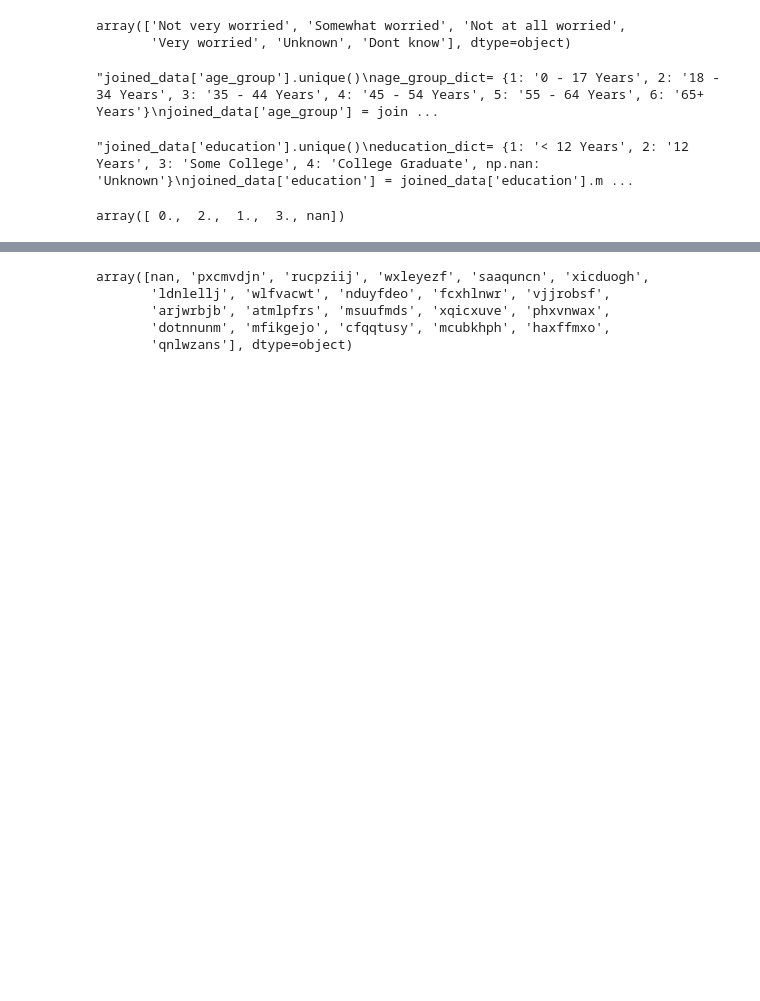
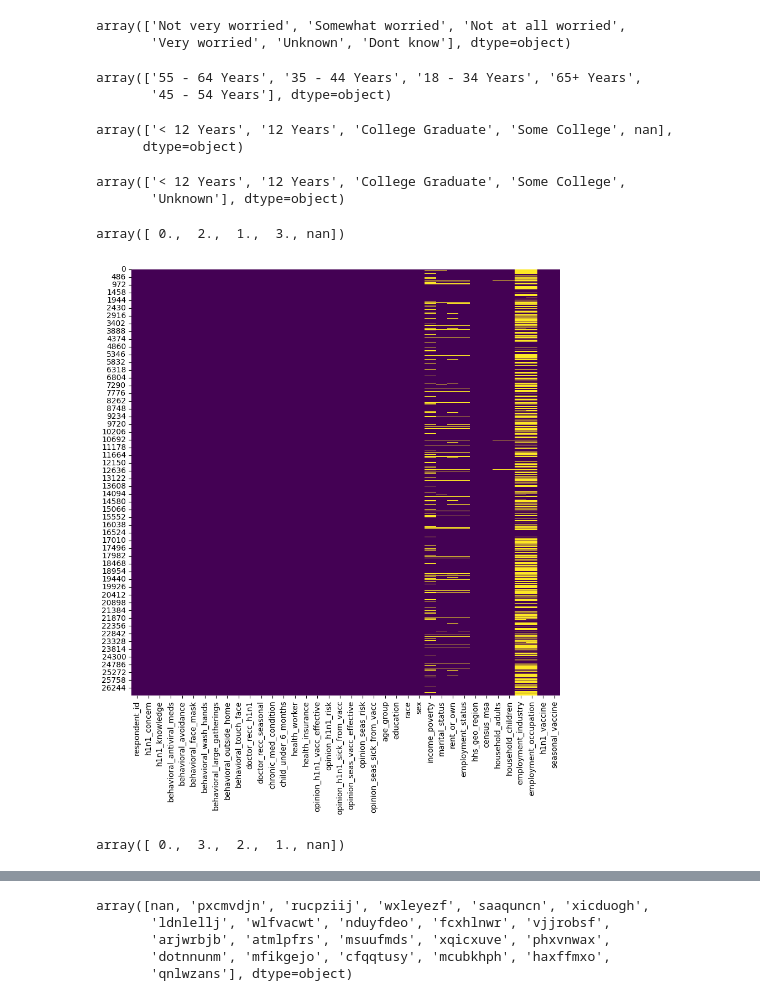
Before and after one commit to nudaee/DataScienceGuidedCapstone, a Jupyter notebook: Notebooks/Eda Cap2_01.ipynb, the cells around one changed output, grey strips where cells are left out. Drawn from its saved outputs; the diff is of its cells as text; code cells hidden in the pictures; blank space fills up the shorter version.

```diff
--- a/Notebooks/Eda Cap2_01.ipynb
+++ b/Notebooks/Eda Cap2_01.ipynb
@@ -242,8 +248,3 @@ joined_data['child_under_6_months'].unique()
 # %% [output]
 array(['No child under 6 months', 'Has child under 6 months', 'Unknown'],
       dtype=object)
-# %%
-joined_data['chronic_med_condition'].unique()
-chronic_med_condition_dict= {0: 'No chronic condition', 1: 'Has chronic condition', np.nan: 'Unknown'}
-joined_data['chronic_med_condition'] = joined_data['chronic_med_condition'].map(chronic_med_condition_dict)
-joined_data['chronic_med_condition'].unique()
@@ -312,21 +313,28 @@ joined_data['opinion_seas_sick_from_vacc'].unique()
 # %% [output]
 array(['Not very worried', 'Somewhat worried', 'Not at all worried',
        'Very worried', 'Unknown', 'Dont know'], dtype=object)
-# %%
-'''joined_data['age_group'].unique()
-age_group_dict= {1: '0 - 17 Years', 2: '18 - 34 Years', 3: '35 - 44 Years', 4: '45 - 54 Years', 5: '55 - 64 Years', 6: '65+ Years'}
-joined_data['age_group'] = joined_data['age_group'].map(age_group_dict)
-joined_data['age_group'].unique()'''
-# %% [output]
-"joined_data['age_group'].unique()\nage_group_dict= {1: '0 - 17 Years', 2: '18 - 34 Years', 3: '35 - 44 Years', 4: '45 - 54 Years', 5: '55 - 64 Years', 6: '65+ Years'}\njoined_data['age_group'] = join ...
-# %%
-'''joined_data['education'].unique()
-education_dict= {1: '< 12 Years', 2: '12 Years', 3: 'Some College', 4: 'College Graduate', np.nan: 'Unknown'}
-joined_data['education'] = joined_data['education'].map(education_dict)
-joined_data['education'].unique()'''
-# %% [output]
-"joined_data['education'].unique()\neducation_dict= {1: '< 12 Years', 2: '12 Years', 3: 'Some College', 4: 'College Graduate', np.nan: 'Unknown'}\njoined_data['education'] = joined_data['education'].m ...
+# %%
+joined_data['age_group'].unique()
+# %% [output]
+array(['55 - 64 Years', '35 - 44 Years', '18 - 34 Years', '65+ Years',
+       '45 - 54 Years'], dtype=object)
+# %%
+joined_data['education'].unique()
+# %% [output]
+array(['< 12 Years', '12 Years', 'College Graduate', 'Some College', nan],
+      dtype=object)
+# %%
+joined_data['education'] = joined_data['education'].fillna('Unknown')
+# %%
+joined_data['education'].unique()
+# %% [output]
+array(['< 12 Years', '12 Years', 'College Graduate', 'Some College',
+       'Unknown'], dtype=object)
 # %%
 joined_data['household_adults'].unique()
 # %% [output]
 array([ 0.,  2.,  1.,  3., nan])
+# %%
+plotMissingData(joined_data)
+# %% [output]
+[figure, added]
@@ -332,0 +343,4 @@ array([ 0.,  2.,  1.,  3., nan])
+# %%
+joined_data['household_children'].unique()
+# %% [output]
+array([ 0.,  3.,  2.,  1., nan])
```
Also changed, not shown: parts of 61 cells of this notebook, 1 other file.
